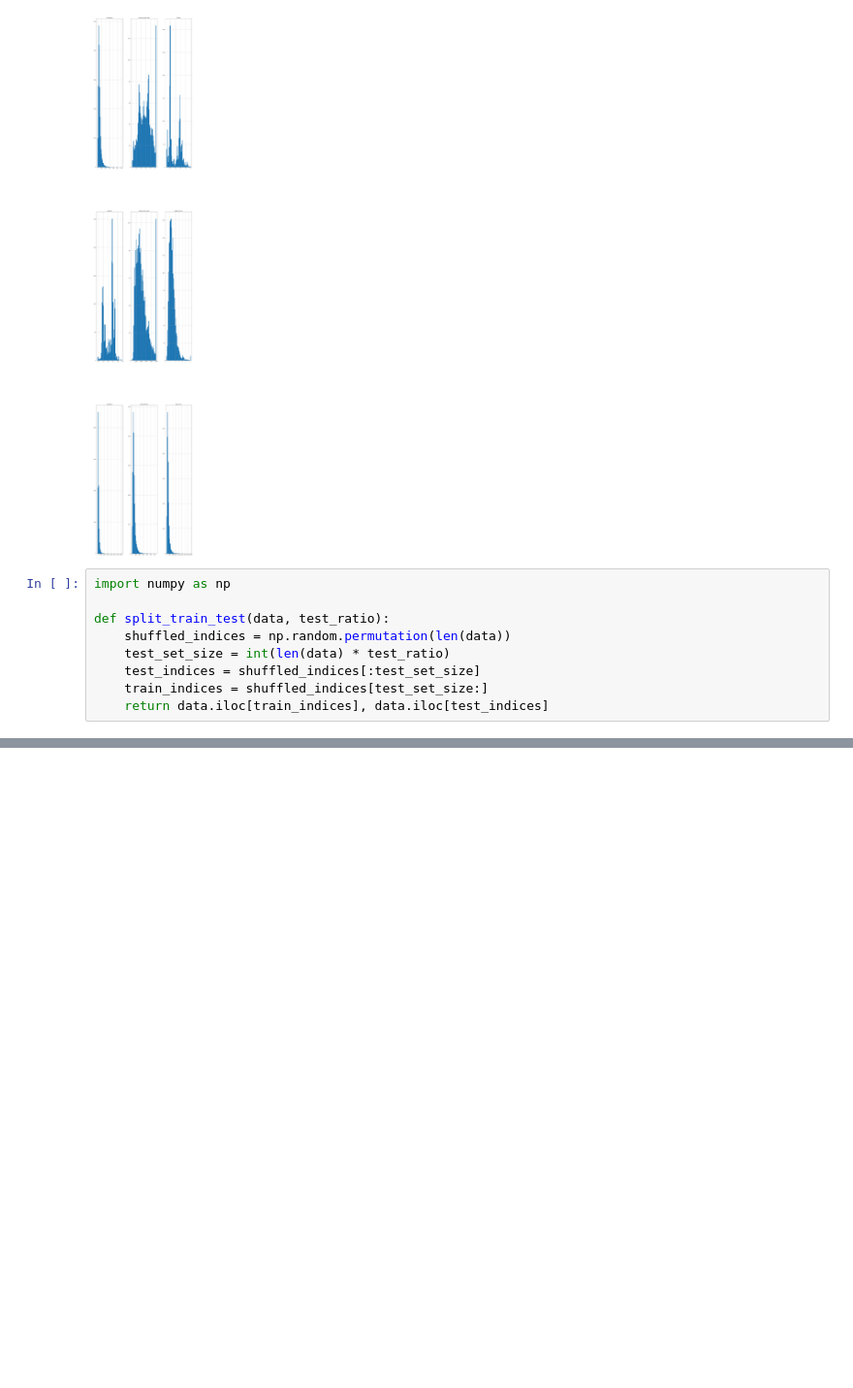
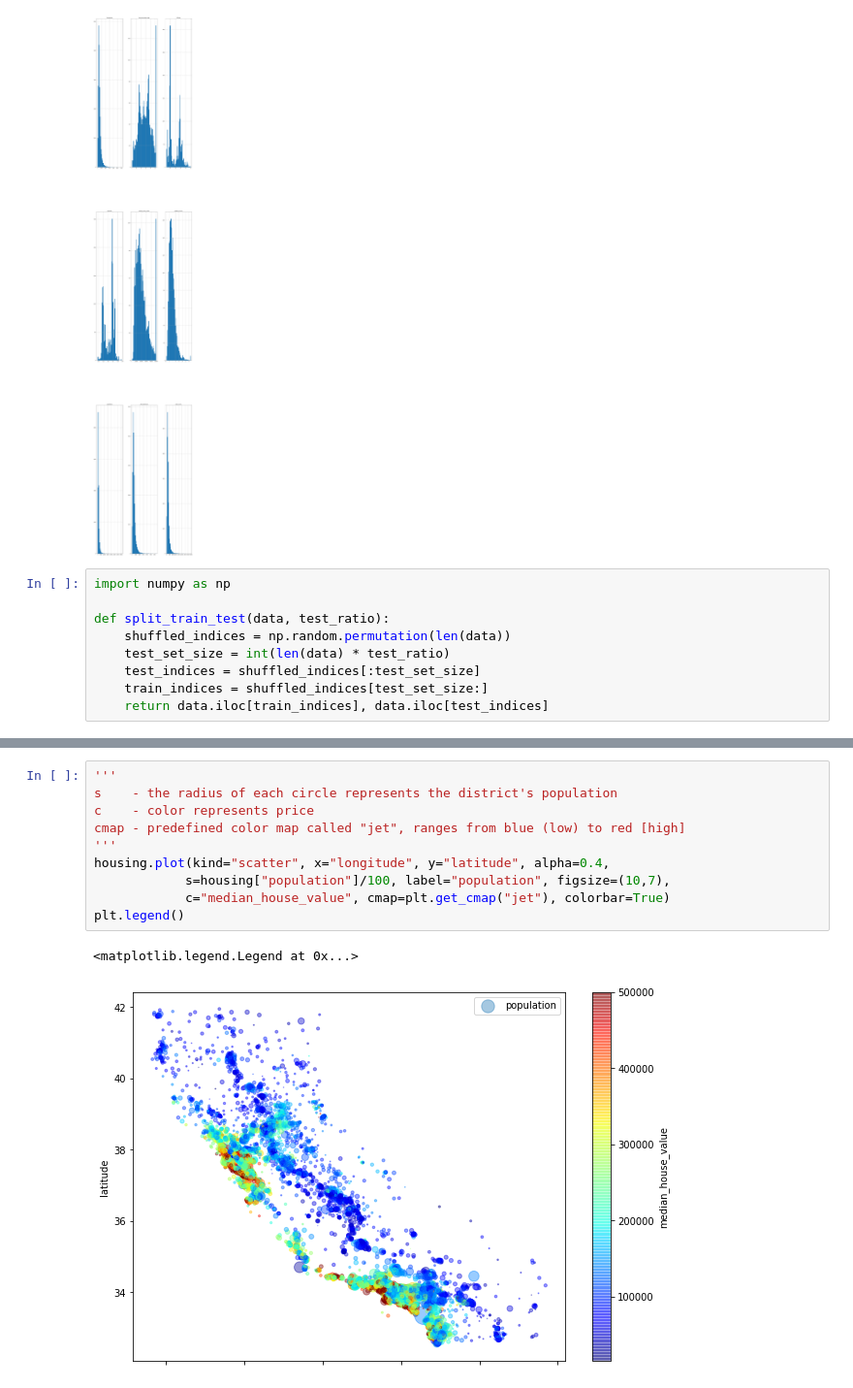
Before and after one commit to Cameron-Calpin/Code, a Jupyter notebook: Machine Learning - Book/Housing.ipynb, the cells around one changed output, grey strips where cells are left out. Shown at 97% size. Drawn from its saved outputs; the diff is of its cells as text; blank space fills up the shorter version.

```diff
--- a/Machine Learning - Book/Housing.ipynb
+++ b/Machine Learning - Book/Housing.ipynb
@@ -96,0 +173,13 @@ print(len(test_set))
+# %%
+'''
+s    - the radius of each circle represents the district's population
+c    - color represents price
+cmap - predefined color map called "jet", ranges from blue (low) to red [high]
+'''
+housing.plot(kind="scatter", x="longitude", y="latitude", alpha=0.4,
+            s=housing["population"]/100, label="population", figsize=(10,7),
+            c="median_house_value", cmap=plt.get_cmap("jet"), colorbar=True)
+plt.legend()
+# %% [output]
+<matplotlib.legend.Legend at 0x...>
+[figure, added]
```
Also changed, not shown: parts of 12 cells of this notebook.
